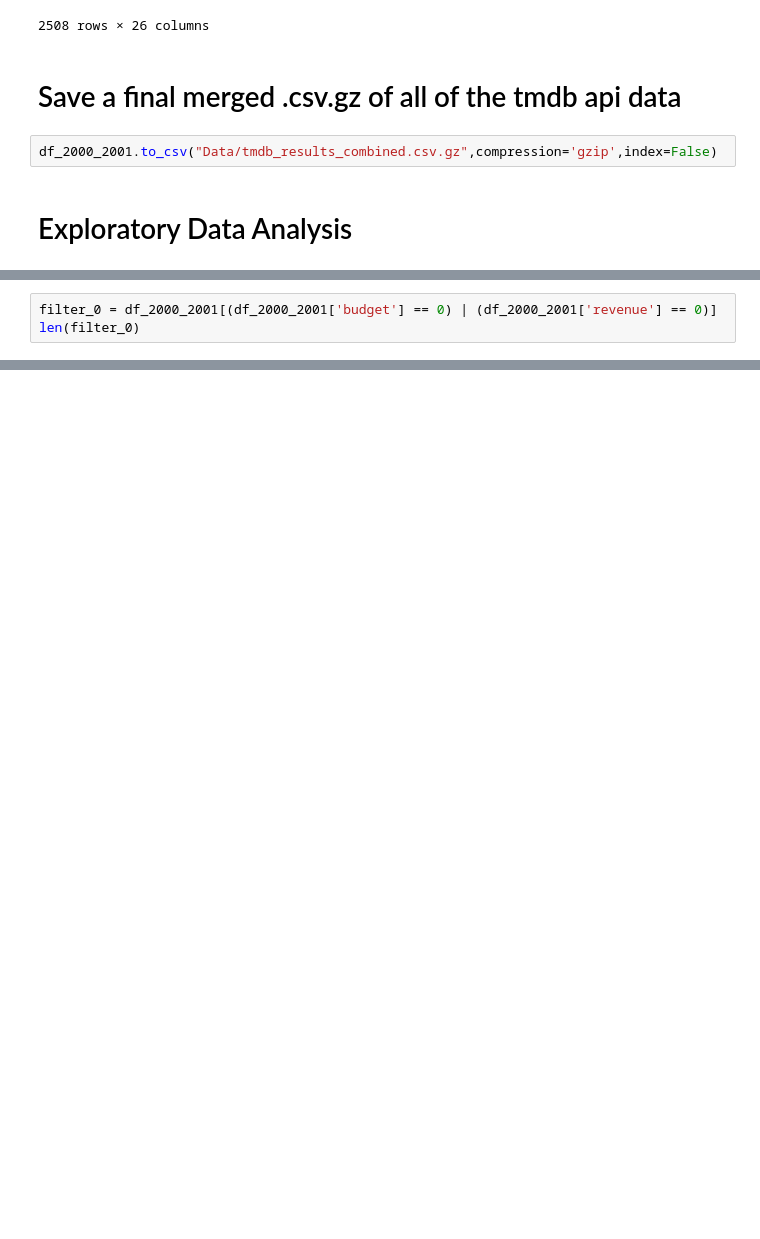
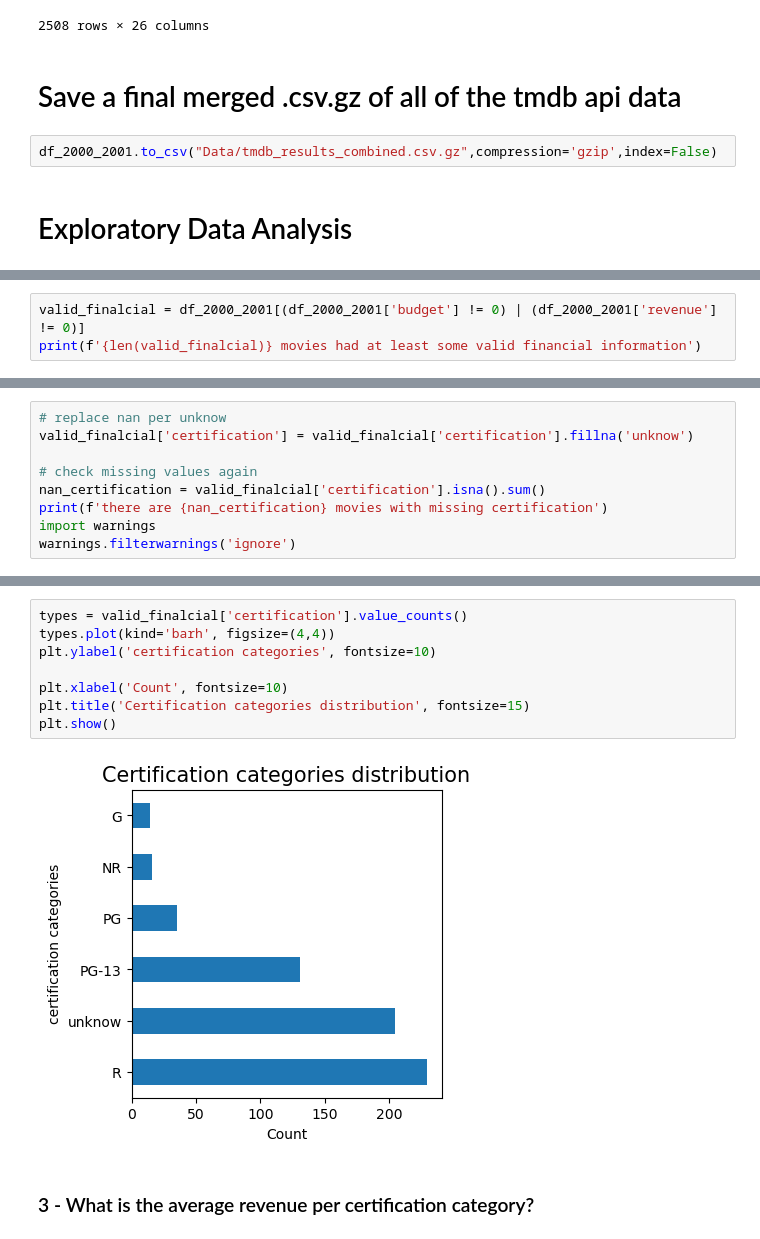
Before and after one commit to MileneCV/Movies_dataset_project3, a Jupyter notebook: movies_database.ipynb, the cells around one changed output, grey strips where cells are left out. Drawn from its saved outputs; the diff is of its cells as text; blank space fills up the shorter version.

```diff
--- a/movies_database.ipynb
+++ b/movies_database.ipynb
@@ -656,4 +657,4 @@ Please exclude any movies with 0's for budget AND revenue from the remaining vis
 # %%
-filter_0 = df_2000_2001[(df_2000_2001['budget'] == 0) | (df_2000_2001['revenue'] == 0)]
-len(filter_0)
+valid_finalcial = df_2000_2001[(df_2000_2001['budget'] != 0) | (df_2000_2001['revenue'] != 0)]
+print(f'{len(valid_finalcial)} movies had at least some valid financial information')
 # %% [output]
@@ -671,0 +712,9 @@ len(df_2000_2001)
+# %%
+# replace nan per unknow
+valid_finalcial['certification'] = valid_finalcial['certification'].fillna('unknow')
+
+# check missing values again
+nan_certification = valid_finalcial['certification'].isna().sum()
+print(f'there are {nan_certification} movies with missing certification')
+import warnings
+warnings.filterwarnings('ignore')
@@ -671,0 +733,12 @@ len(df_2000_2001)
+# %%
+types = valid_finalcial['certification'].value_counts()
+types.plot(kind='barh', figsize=(4,4))
+plt.ylabel('certification categories', fontsize=10)
+
+plt.xlabel('Count', fontsize=10)
+plt.title('Certification categories distribution', fontsize=15)
+plt.show()
+# %% [output]
+[figure, added]
+# %% [markdown]
+### 3 - What is the average revenue per certification category?
```
Also changed, not shown: parts of 21 cells of this notebook, 1 other file.
